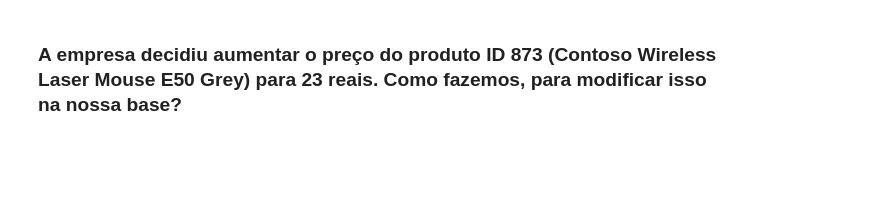
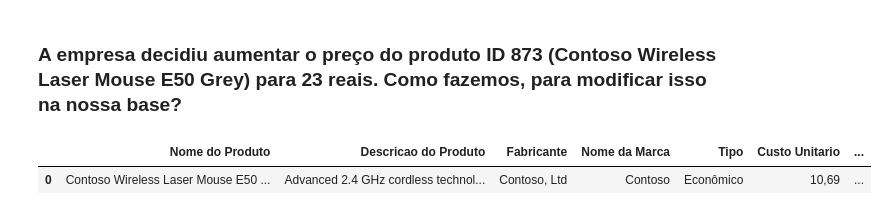
Before and after one commit to mageeus/python, a Jupyter notebook: jupyter/36 - Pandas 07.ipynb, the cells around one changed output. Cells and saved outputs as stored; diff of their text form; code cells hidden in the pictures; blank space fills up the shorter version.

```diff
--- a/jupyter/36 - Pandas 07.ipynb
+++ b/jupyter/36 - Pandas 07.ipynb
@@ -66,3 +139,10 @@ display(novo_produtos_df.head())
 ### A empresa decidiu aumentar o preço do produto ID 873 (Contoso Wireless Laser Mouse E50 Grey) para 23 reais. Como fazemos, para modificar isso na nossa base?
 # %%
 #novo_produtos_df.loc['Contoso Wireless Laser Mouse E50 Grey', 'Preco Unitario'] = 23
+novo_produtos_df = pd.read_csv(r'Contoso - Cadastro Produtos.csv', sep=';')
+
+novo_produtos_df.loc[novo_produtos_df['ID Produto'] == 873, 'Preco Unitario'] = 23
+novo_produtos_df.loc[novo_produtos_df['ID Produto'] == 873]
+# %% [output]
+|  | Nome do Produto | Descricao do Produto | Fabricante | Nome da Marca | Tipo | Custo Unitario | ... |
+| 0 | Contoso Wireless Laser Mouse E50 ... | Advanced 2.4 GHz cordless technol... | Contoso, Ltd | Contoso | Econômico | 10,69 | ... |
```
Also changed, not shown: parts of 3 cells of this notebook, 2 other files.
